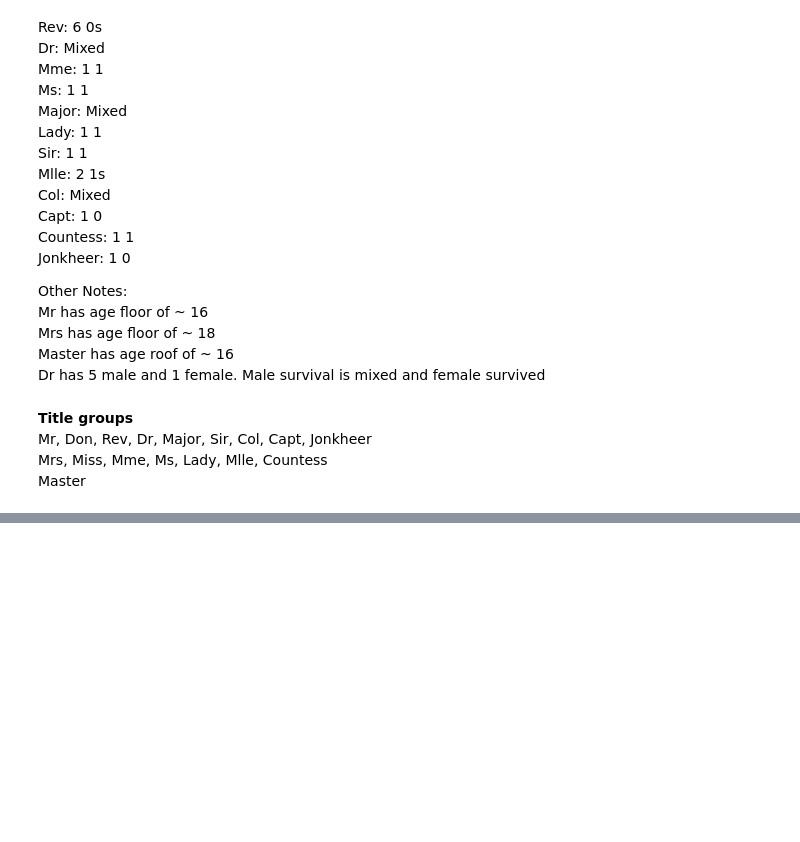
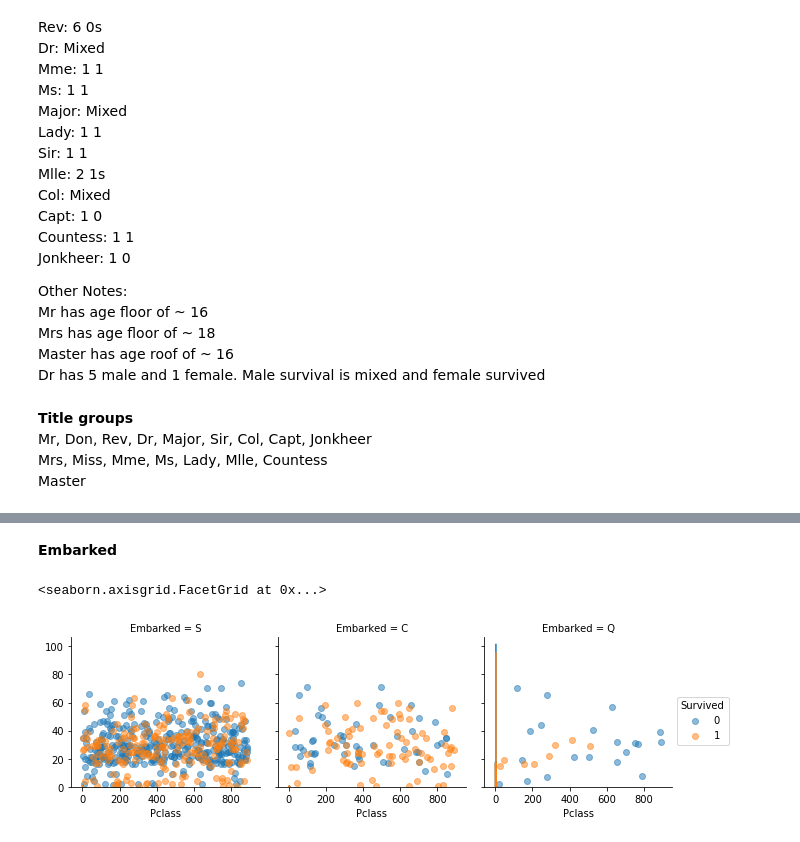
Before and after one commit to Ecboxer/Titanic, a Jupyter notebook: Explore.ipynb, the cells around one changed output, grey strips where cells are left out. Drawn from its saved outputs; the diff is of its cells as text; code cells hidden in the pictures; blank space fills up the shorter version.

```diff
--- a/Explore.ipynb
+++ b/Explore.ipynb
@@ -136,0 +162,10 @@ df_test['Title_cat'] = combine['Title_cat'][891:]
+# %% [markdown]
+**Embarked**
+# %%
+g = sns.FacetGrid(df_train, col='Embarked', hue='Survived')
+g = g.map(plt.scatter, 'PassengerId', 'Age', alpha=.5)
+g = g.map(sns.kdeplot, 'Pclass')
+g.add_legend()
+# %% [output]
+<seaborn.axisgrid.FacetGrid at 0x...>
+[figure, added]
```
Also changed, not shown: parts of 6 cells of this notebook, 16 other files.
